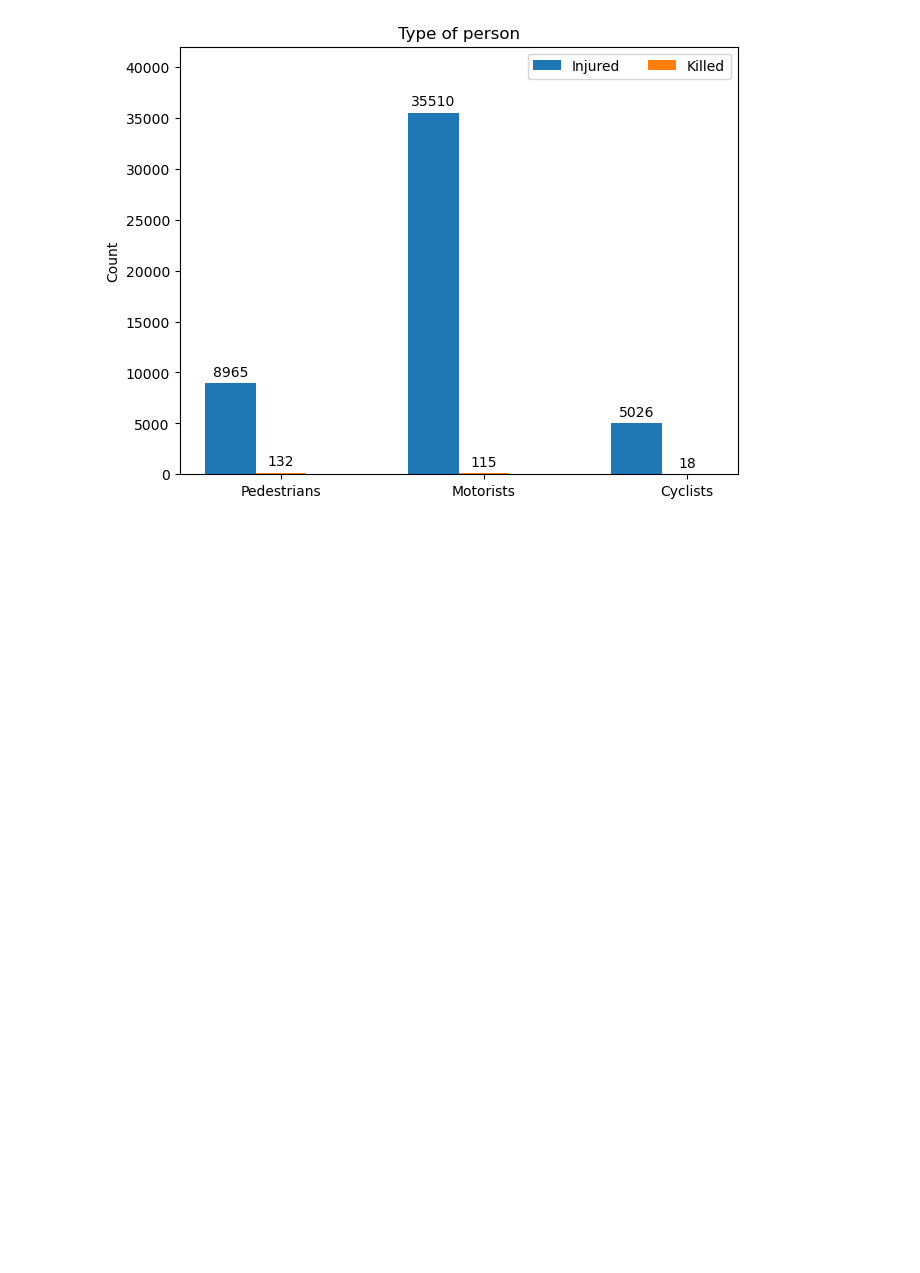
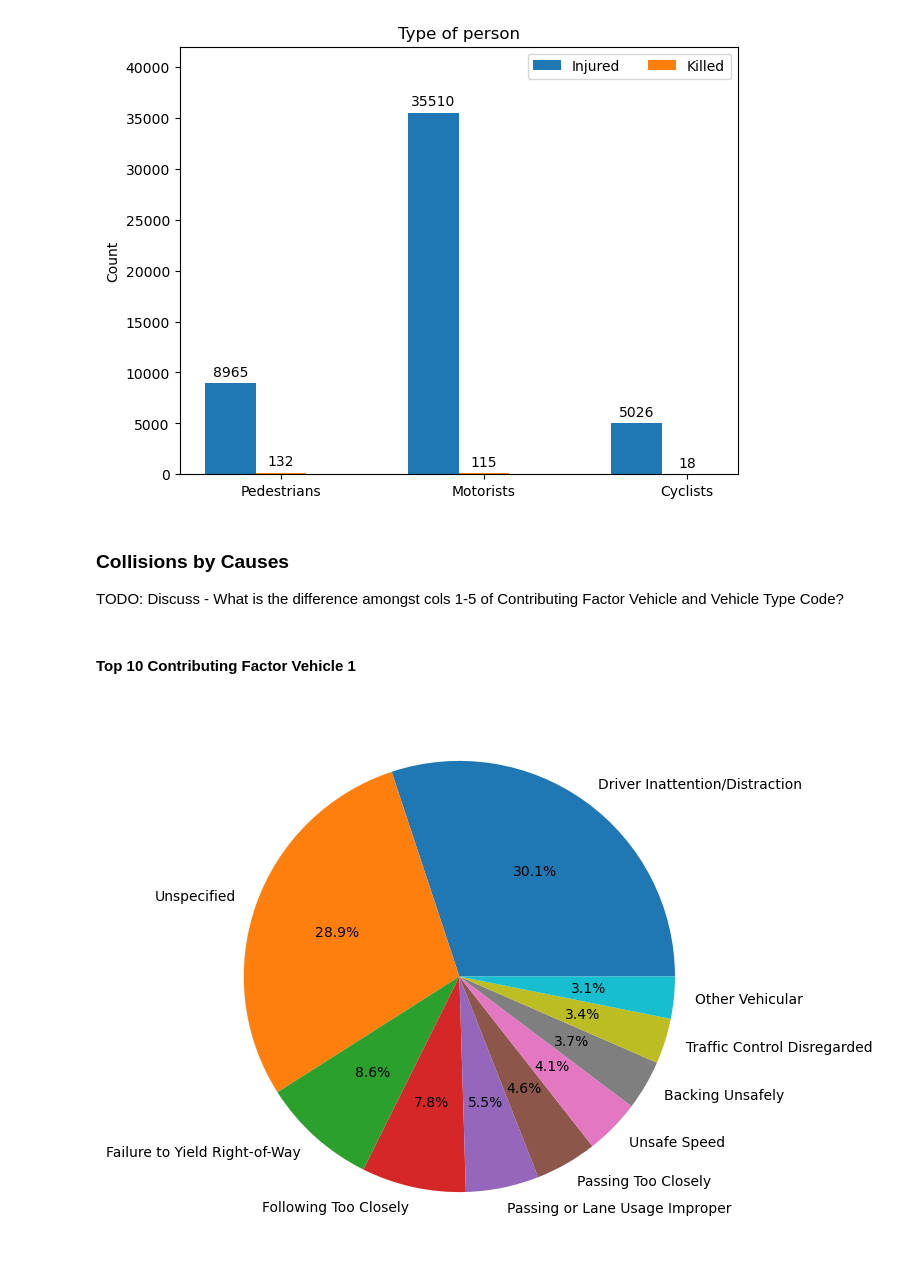
Before and after one commit to UCB-stat-159-s23/project-group19, a Jupyter notebook: Analysis (1).ipynb, the cells around one changed output. Saved outputs shown, nothing was run; the diff lists cells and outputs as text; code cells hidden in the pictures; blank space fills up the shorter version.

```diff
--- a/Analysis (1).ipynb
+++ b/Analysis (1).ipynb
@@ -25,7 +25,7 @@ The dataset we are working with is from [the City of New York's data catalog on
 
 #crashes.to_csv("Motor_Vehicle_Collisions_-_Crashes 2022.csv")
 # %%
-crashes = pd.read_csv("Motor_Vehicle_Collisions_-_Crashes 2022.csv")
+crashes = pd.read_csv("Motor_Vehicle_Collisions_Crashes_2022.csv")
 crashes
 # %% [output]
 |  | Unnamed: 0 | CRASH DATE | CRASH TIME | BOROUGH | ZIP CODE | LATITUDE | LONGITUDE | LOCATION | ON STREET NAME | ... |
@@ -217,3 +217,18 @@ ax.set_ylim(0, 42000)
 # %% [output]
 (0.0, 42000.0)
 [figure]
+# %% [markdown]
+### Collisions by Causes
+TODO: Discuss - What is the difference amongst cols 1-5 of Contributing Factor Vehicle and Vehicle Type Code?
+# %% [markdown]
+#### Top 10 Contributing Factor Vehicle 1
+# %%
+cfv1 = crashes.groupby("CONTRIBUTING FACTOR VEHICLE 1").count()["CRASH DATE"].sort_values(ascending=False).head(10)
+labels = cfv1.index
+sizes = cfv1.values
+
+fig, ax = plt.subplots(figsize=(10, 7))
+ax.pie(sizes, labels=labels, autopct='%1.1f%%');
+#plt.legend(labels, bbox_to_anchor=(0.5, 0., 0.5, 0.5))
+# %% [output]
+[figure, added]
```
Also changed, not shown: parts of 5 cells of this notebook.
